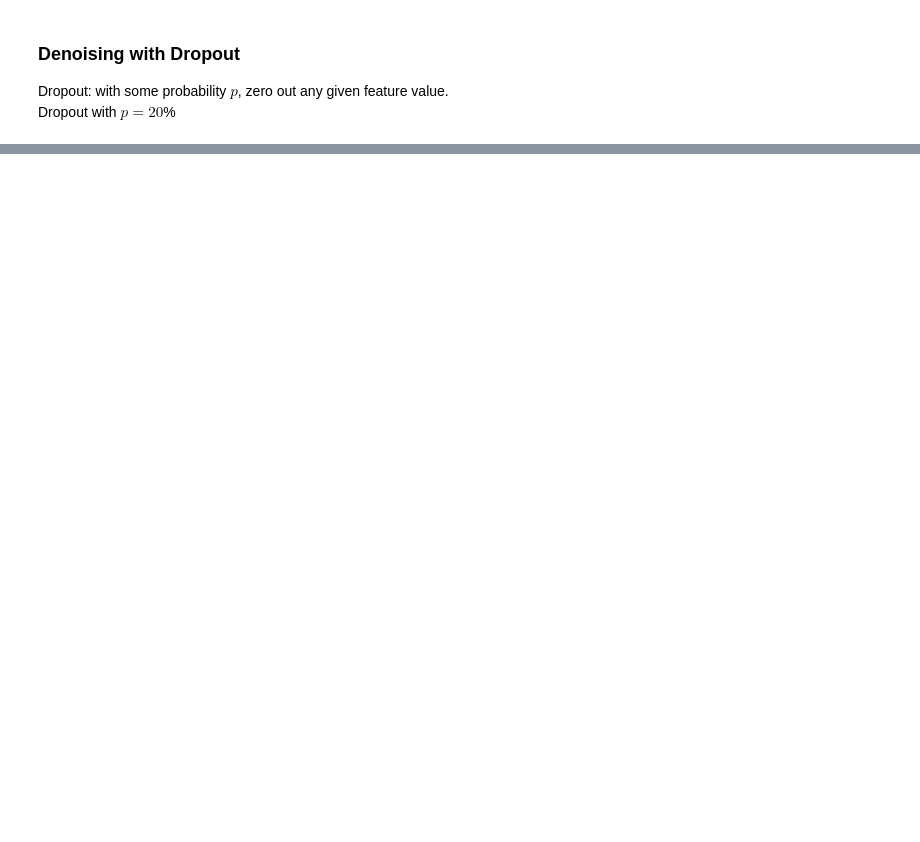
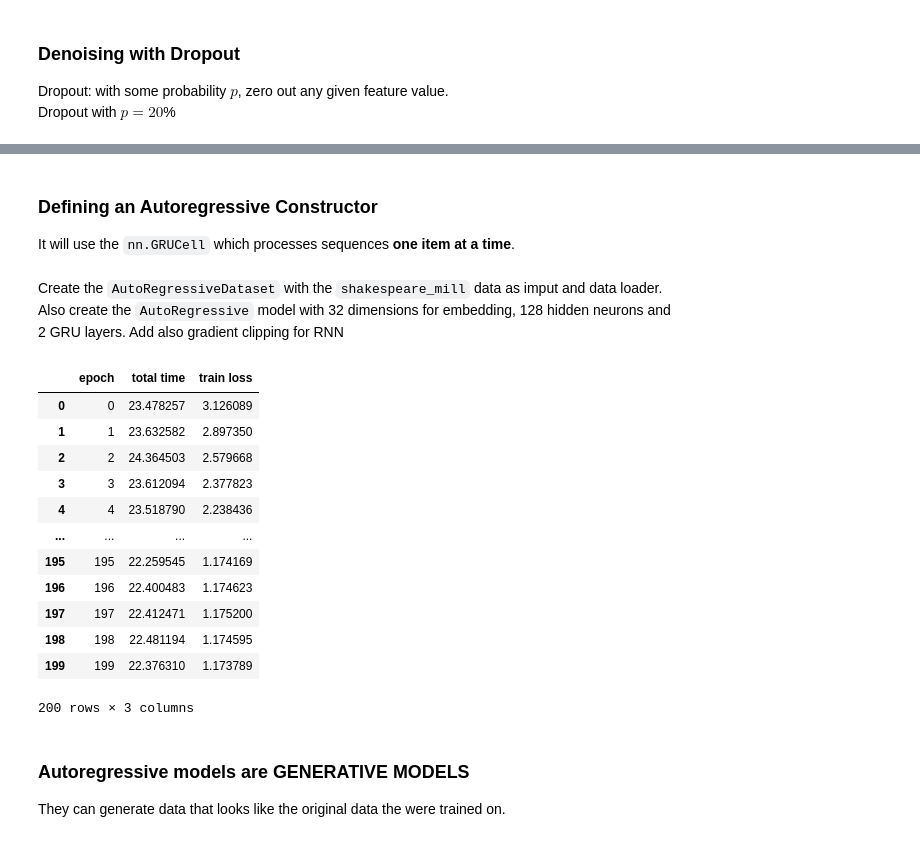
Before and after one commit to Efrazar/Bio-AI-foundations, a Jupyter notebook: Inside_Deep_Learning/07_Autoencoding_&_Self-supervision.ipynb, the cells around one changed output, grey strips where cells are left out. Cells and saved outputs as stored; diff of their text form; code cells hidden in the pictures; blank space fills up the shorter version.

Commit message:
trained a autoregressive model that is generative of shakespeare

```diff
--- a/Inside_Deep_Learning/07_Autoencoding_&_Self-supervision.ipynb
+++ b/Inside_Deep_Learning/07_Autoencoding_&_Self-supervision.ipynb
@@ -647,0 +646,3 @@ showEncodeDecode(dnauto_encode_decode_dropout, nn.Dropout()(test_data_xy[21][0])
+# %% [markdown]
+### Defining an Autoregressive Constructor
+It will use the `nn.GRUCell` which processes sequences **one item at a time**.
@@ -647,0 +708,64 @@ showEncodeDecode(dnauto_encode_decode_dropout, nn.Dropout()(test_data_xy[21][0])
+# %% [markdown]
+Create the `AutoRegressiveDataset` with the `shakespeare_mill` data as imput and data loader.\
+Also create the `AutoRegressive` model with 32 dimensions for embedding, 128 hidden neurons and\
+2 GRU layers. Add also gradient clipping for RNN
+# %%
+autoRegData = AutoRegressiveDataset(shakespeare_4_mill, max_chunk=500)
+autoReg_loader = DataLoader(
+    autoRegData,
+    batch_size=256,
+    shuffle=True,
+    num_workers=4,
+    pin_memory=True,
+    persistent_workers=True,
+    drop_last=True
+)
+
+autoReg_model = AutoRegressive(len(vocab2indx), 32, 256, layers=2)
+autoReg_model = autoReg_model.to(device)
+
+for p in autoReg_model.parameters():
+    p.register_hook(lambda grad: torch.clamp(grad, -2, 2)) # Gradient clipping to prevent exploding gradients
+# %%
+# Implementing an Autoregressive Loss Function
+cel = nn.CrossEntropyLoss()
+
+def CrossEntLossTime(x, y):
+    """
+    x: ouput with shape (B, T, V)
+    y: labels with shape (B, T)
+    """
+    B, T, V = x.shape
+    return cel(x.reshape(B*T, V), y.reshape(B*T)) # Reshape the output and labels to compute cross-entropy loss
+# %%
+# Train the autoregressive model
+# clean the GPU memory before training
+import gc
+gc.collect()
+torch.cuda.empty_cache()  # Free any leftover VRAM from previous run
+torch.backends.cudnn.benchmark = False  # False for training FC
+
+train_network_EZA(autoReg_model,
+                  CrossEntLossTime,
+                  autoReg_loader,
+                  epochs=200,
+                  device=device,
+                  use_amp=True
+)
+# %% [output]
+|  | epoch | total time | train loss |
+| 0 | 0 | 23.478257 | 3.126089 |
+| 1 | 1 | 23.632582 | 2.897350 |
+| 2 | 2 | 24.364503 | 2.579668 |
+| 3 | 3 | 23.612094 | 2.377823 |
+| 4 | 4 | 23.518790 | 2.238436 |
+| ... | ... | ... | ... |
+| 195 | 195 | 22.259545 | 1.174169 |
+| 196 | 196 | 22.400483 | 1.174623 |
+| 197 | 197 | 22.412471 | 1.175200 |
+| 198 | 198 | 22.481194 | 1.174595 |
+| 199 | 199 | 22.376310 | 1.173789 |
+200 rows × 3 columns
+# %% [markdown]
+### Autoregressive models are **GENERATIVE MODELS**
+They can generate data that looks like the original data the were trained on.
```
Also changed, not shown: parts of 30 cells of this notebook.
